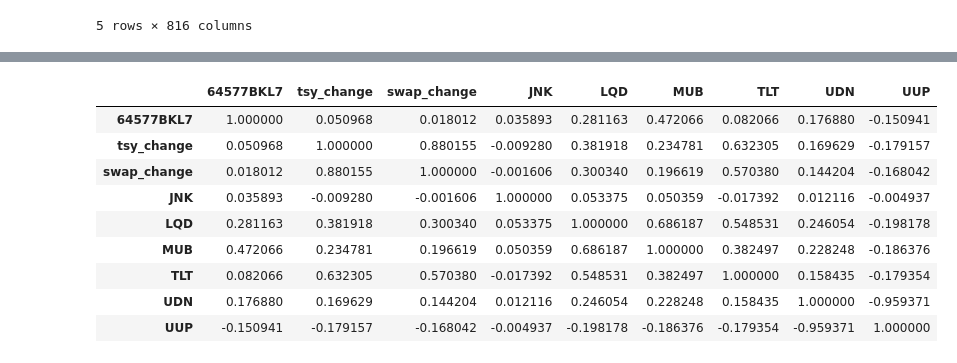
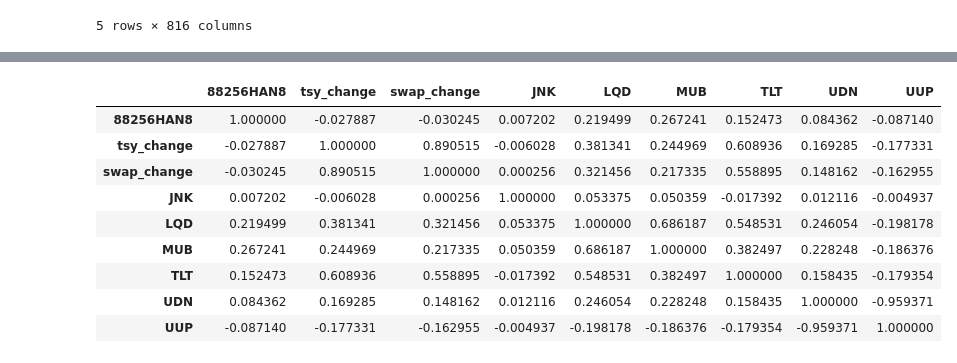
Before and after one commit to adomenick18/HedgingOurBets_MuniStyle, a Jupyter notebook: project1initial-AD.ipynb, the cells around one changed output, grey strips where cells are left out. Cells and saved outputs as stored; diff of their text form; code cells hidden in the pictures.

```diff
--- a/project1initial-AD.ipynb
+++ b/project1initial-AD.ipynb
@@ -245,7 +245,7 @@ bondescr_df.head()
     #2. compare versus all hedges
     #3. show correlation of bond vis a vis different hedges
 #ETF_daily_returns_df, USTREASURY_data_daily_returns, swaps_daily_returns, bonds_daily_returns
-#cusip = '57583R5Q4'
+cusip = '88256HAN8'
 def historical_corr(cusip):
     # find maturity of chosen muni bond and convert to datetime
     bond_mty = bondescr_df.loc[cusip,'Maturity Date']
@@ -301,43 +301,43 @@ def historical_corr(cusip):
 
     tsy_change = []
     for indx in joined_df.index:
         change = joined_df.loc[indx, joined_df['tsy_index'][indx]]
         tsy_change.append(change)
     joined_df['tsy_change'] = tsy_change
     tsy_col_drop = ['tsy_index',1,2,3,5,7,10,20,30]
     joined_df.drop(columns=tsy_col_drop,inplace=True)
 
     joined_df = pd.merge(joined_df, swaps_daily_returns, left_index=True, right_index=True)
 
     swap_change = []
     for indx in joined_df.index:
         change = joined_df.loc[indx, joined_df['swap_index'][indx]]
         swap_change.append(change)
     joined_df['swap_change'] = swap_change
     swap_col_drop = ['swap_index',1,2,3,4,5,6,7,8,9,10,11,12,13,14,15,16,17,18,19,20,21,22,23,24,25,26,27,28,29,30]
     joined_df.drop(columns=swap_col_drop,inplace=True)
 
     ##concat separate dataframes (muni etf, treasury etf)
     #ETF_daily_returns_df
     joined_df = pd.merge(joined_df, ETF_daily_returns_df, left_index=True, right_index=True)
     #joined_df.head()
 
     ## calculate standard deviation
     hedge_corr = joined_df.corr()
     return hedge_corr
 hedge_corr = historical_corr(cusip)
 hedge_corr
 # %% [output]
-|  | 64577BKL7 | tsy_change | swap_change | JNK | LQD | MUB | TLT | UDN | UUP |
-| 64577BKL7 | 1.000000 | 0.050968 | 0.018012 | 0.035893 | 0.281163 | 0.472066 | 0.082066 | 0.176880 | -0.150941 |
-| tsy_change | 0.050968 | 1.000000 | 0.880155 | -0.009280 | 0.381918 | 0.234781 | 0.632305 | 0.169629 | -0.179157 |
-| swap_change | 0.018012 | 0.880155 | 1.000000 | -0.001606 | 0.300340 | 0.196619 | 0.570380 | 0.144204 | -0.168042 |
-| JNK | 0.035893 | -0.009280 | -0.001606 | 1.000000 | 0.053375 | 0.050359 | -0.017392 | 0.012116 | -0.004937 |
-| LQD | 0.281163 | 0.381918 | 0.300340 | 0.053375 | 1.000000 | 0.686187 | 0.548531 | 0.246054 | -0.198178 |
-| MUB | 0.472066 | 0.234781 | 0.196619 | 0.050359 | 0.686187 | 1.000000 | 0.382497 | 0.228248 | -0.186376 |
-| TLT | 0.082066 | 0.632305 | 0.570380 | -0.017392 | 0.548531 | 0.382497 | 1.000000 | 0.158435 | -0.179354 |
-| UDN | 0.176880 | 0.169629 | 0.144204 | 0.012116 | 0.246054 | 0.228248 | 0.158435 | 1.000000 | -0.959371 |
-| UUP | -0.150941 | -0.179157 | -0.168042 | -0.004937 | -0.198178 | -0.186376 | -0.179354 | -0.959371 | 1.000000 |
+|  | 88256HAN8 | tsy_change | swap_change | JNK | LQD | MUB | TLT | UDN | UUP |
+| 88256HAN8 | 1.000000 | -0.027887 | -0.030245 | 0.007202 | 0.219499 | 0.267241 | 0.152473 | 0.084362 | -0.087140 |
+| tsy_change | -0.027887 | 1.000000 | 0.890515 | -0.006028 | 0.381341 | 0.244969 | 0.608936 | 0.169285 | -0.177331 |
+| swap_change | -0.030245 | 0.890515 | 1.000000 | 0.000256 | 0.321456 | 0.217335 | 0.558895 | 0.148162 | -0.162955 |
+| JNK | 0.007202 | -0.006028 | 0.000256 | 1.000000 | 0.053375 | 0.050359 | -0.017392 | 0.012116 | -0.004937 |
+| LQD | 0.219499 | 0.381341 | 0.321456 | 0.053375 | 1.000000 | 0.686187 | 0.548531 | 0.246054 | -0.198178 |
+| MUB | 0.267241 | 0.244969 | 0.217335 | 0.050359 | 0.686187 | 1.000000 | 0.382497 | 0.228248 | -0.186376 |
+| TLT | 0.152473 | 0.608936 | 0.558895 | -0.017392 | 0.548531 | 0.382497 | 1.000000 | 0.158435 | -0.179354 |
+| UDN | 0.084362 | 0.169285 | 0.148162 | 0.012116 | 0.246054 | 0.228248 | 0.158435 | 1.000000 | -0.959371 |
+| UUP | -0.087140 | -0.177331 | -0.162955 | -0.004937 | -0.198178 | -0.186376 | -0.179354 | -0.959371 | 1.000000 |
 # %%
 hedge_corr.style.background_gradient(cmap='YlGn_r')
 # %% [output]
```
Also changed, not shown: parts of 5 cells of this notebook, 3 other files.
